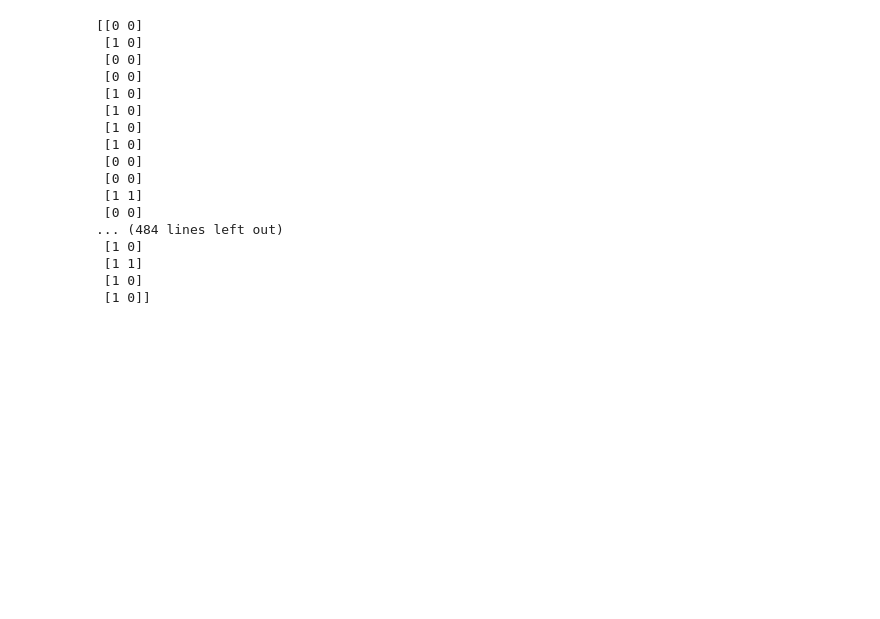
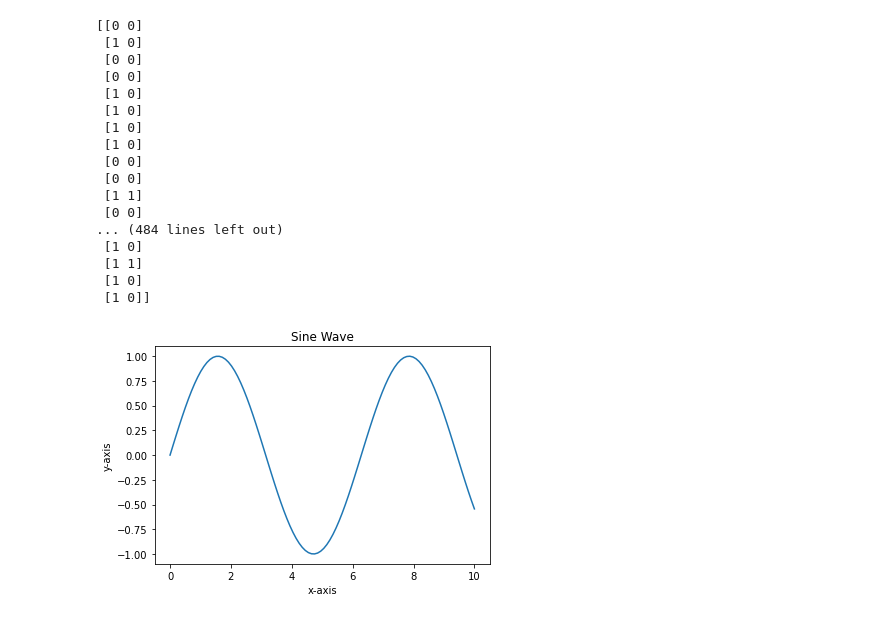
Before and after one commit to shrapp/pyquil-noise-simulation, a Jupyter notebook: I_noise_run_example.ipynb, the cells around one changed output. Drawn from its saved outputs; the diff is of its cells as text; code cells hidden in the pictures; blank space fills up the shorter version.

```diff
--- a/I_noise_run_example.ipynb
+++ b/I_noise_run_example.ipynb
@@ -127,3 +127,29 @@ print(bitstrings)
  [1 1]
  [1 0]
  [1 0]]
+# %%
+import matplotlib.pyplot as plt
+import numpy as np
+
+# Create some sample data
+x = np.linspace(0, 10, 100)
+y = np.sin(x)
+
+# Create a plot
+plt.plot(x, y)
+
+# Add labels and a title
+plt.xlabel('x-axis')
+plt.ylabel('y-axis')
+plt.title('Sine Wave')
+
+# Save the plot to a file
+plt.savefig('sine_wave_plot.png')
+
+# Display the plot in the interactive window (optional)
+plt.show()
+
+# Close the plot (recommended)
+plt.close()
+# %% [output]
+[figure, added]
```
Also changed, not shown: 5 other files.
